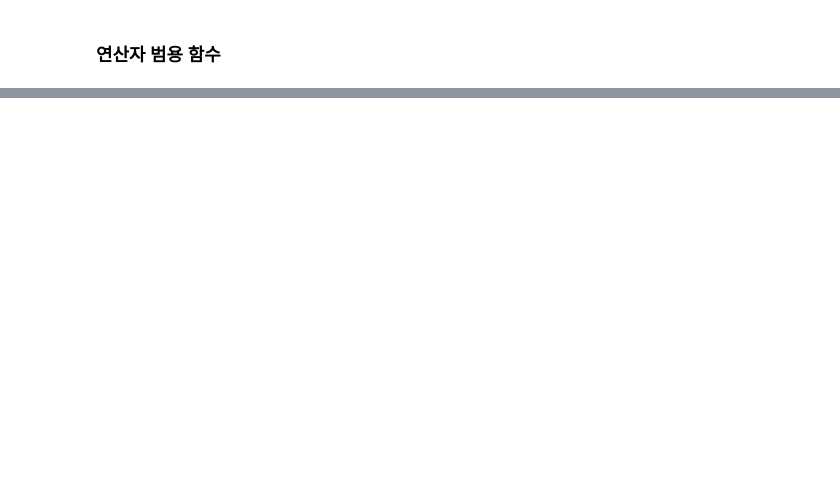
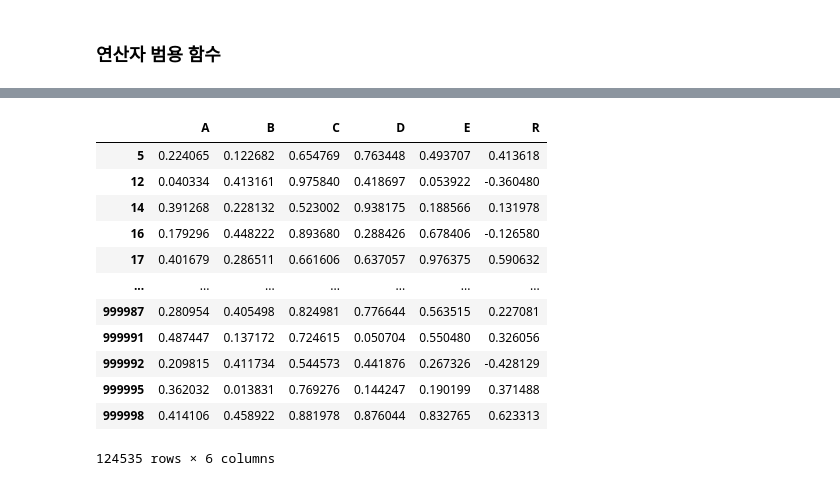
Before and after one commit to kksonge/cakd3_review, a Jupyter notebook: Pandas/데이터연산.ipynb, the cells around one changed output, grey strips where cells are left out. Saved outputs shown, nothing was run; the diff lists cells and outputs as text; code cells hidden in the pictures; blank space fills up the shorter version.

```diff
--- a/Pandas/데이터연산.ipynb
+++ b/Pandas/데이터연산.ipynb
@@ -105,0 +522,3 @@ df1.add(df2, fill_value=fvalue)
+# %%
+df = pd.DataFrame(np.random.rand(1000000, 5), columns=['A', 'B', 'C', 'D', 'E'])
+df.head()
@@ -105,0 +544,3 @@ df1.add(df2, fill_value=fvalue)
+# %%
+df.eval('R = A + B / C - D * E', inplace=True)
+df.head()
@@ -105,0 +554,3 @@ df1.add(df2, fill_value=fvalue)
+# %%
+df.eval('R = A - B / C + D * E', inplace=True)
+df.head()
@@ -105,0 +595,16 @@ df1.add(df2, fill_value=fvalue)
+# %%
+df[(df.A < 0.5) & (df.B < 0.5) & (df.C > 0.5)]
+# %% [output]
+|  | A | B | C | D | E | R |
+| 5 | 0.224065 | 0.122682 | 0.654769 | 0.763448 | 0.493707 | 0.413618 |
+| 12 | 0.040334 | 0.413161 | 0.975840 | 0.418697 | 0.053922 | -0.360480 |
+| 14 | 0.391268 | 0.228132 | 0.523002 | 0.938175 | 0.188566 | 0.131978 |
+| 16 | 0.179296 | 0.448222 | 0.893680 | 0.288426 | 0.678406 | -0.126580 |
+| 17 | 0.401679 | 0.286511 | 0.661606 | 0.637057 | 0.976375 | 0.590632 |
+| ... | ... | ... | ... | ... | ... | ... |
+| 999987 | 0.280954 | 0.405498 | 0.824981 | 0.776644 | 0.563515 | 0.227081 |
+| 999991 | 0.487447 | 0.137172 | 0.724615 | 0.050704 | 0.550480 | 0.326056 |
+| 999992 | 0.209815 | 0.411734 | 0.544573 | 0.441876 | 0.267326 | -0.428129 |
+| 999995 | 0.362032 | 0.013831 | 0.769276 | 0.144247 | 0.190199 | 0.371488 |
+| 999998 | 0.414106 | 0.458922 | 0.881978 | 0.876044 | 0.832765 | 0.623313 |
+124535 rows × 6 columns
```
Also changed, not shown: parts of 85 cells of this notebook.
